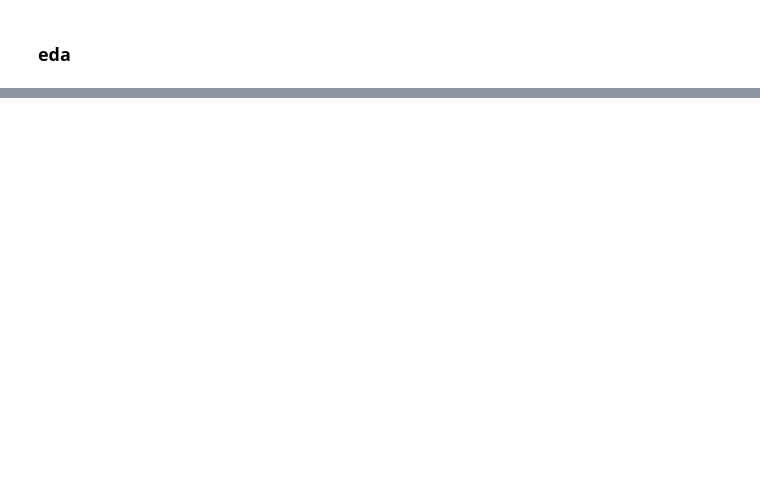
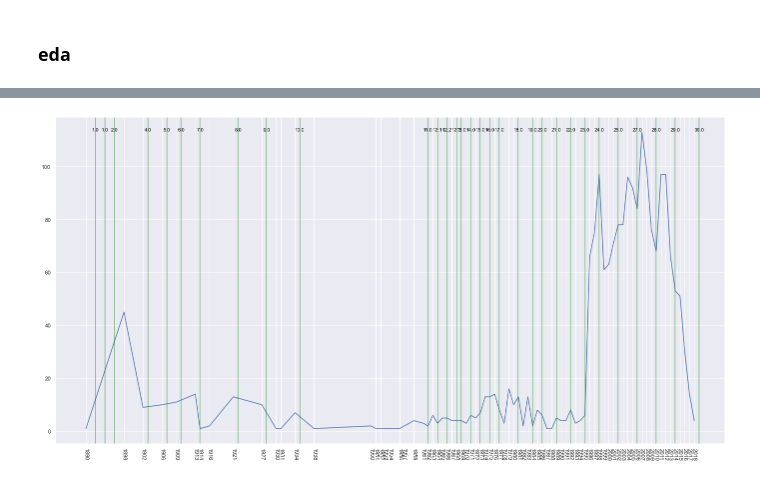
Before and after one commit to StewTaylor0/rowland_ward, a Jupyter notebook: rowlandward_analysis.ipynb, the cells around one changed output, grey strips where cells are left out. Cells and saved outputs as stored; diff of their text form; code cells hidden in the pictures; blank space fills up the shorter version.

Commit message:
edition alanysis

```diff
--- a/rowlandward_analysis.ipynb
+++ b/rowlandward_analysis.ipynb
@@ -394,0 +404,9 @@ Name: Hunter/Owner, dtype: int64
+# %%
+# huge spike in entries in 1996.
+# the publication history is available on the rowland ward website: https://rowlandward.org/record-book-and-world-records/
+
+editions_df = pd.read_csv(r'/Users/stewarttaylor/Dev/Projects/rowland ward/rowlandward_publication_history.csv')
+
+editions_df = editions_df.drop(columns=['Unnamed: 4', 'Unnamed: 5', 'Unnamed: 6'])
+
+editions_df.head()
@@ -394,0 +420,22 @@ Name: Hunter/Owner, dtype: int64
+# %%
+# overlay the years an edition was released.
+# huge increase happens between edition 23 (1995) and 24 (1998).
+# i can't find anything significant in rowland ward's history that would make edition 23 significantly different to 24 in reach and popularity.
+
+year_counts = df['Date'].value_counts().sort_index()
+
+plt.figure(figsize=(24, 12))
+sns.lineplot(x = year_counts.index, y = year_counts.values)
+plt.xticks(ticks=year_counts.index, rotation=-90)
+
+for index, row in editions_df.iterrows():
+    year = row['Year']
+    edition = row['Edition']
+    plt.axvline(x=year, color='green', linestyle='-', alpha=0.5)
+    plt.text(x=year, y=year_counts.max(), s=str(edition),
+             horizontalalignment='center', verticalalignment='bottom',
+             fontsize=10, color='black')
+
+plt.show()
+# %% [output]
+[figure, added]
```
Also changed, not shown: parts of 12 cells of this notebook, 1 other file.
